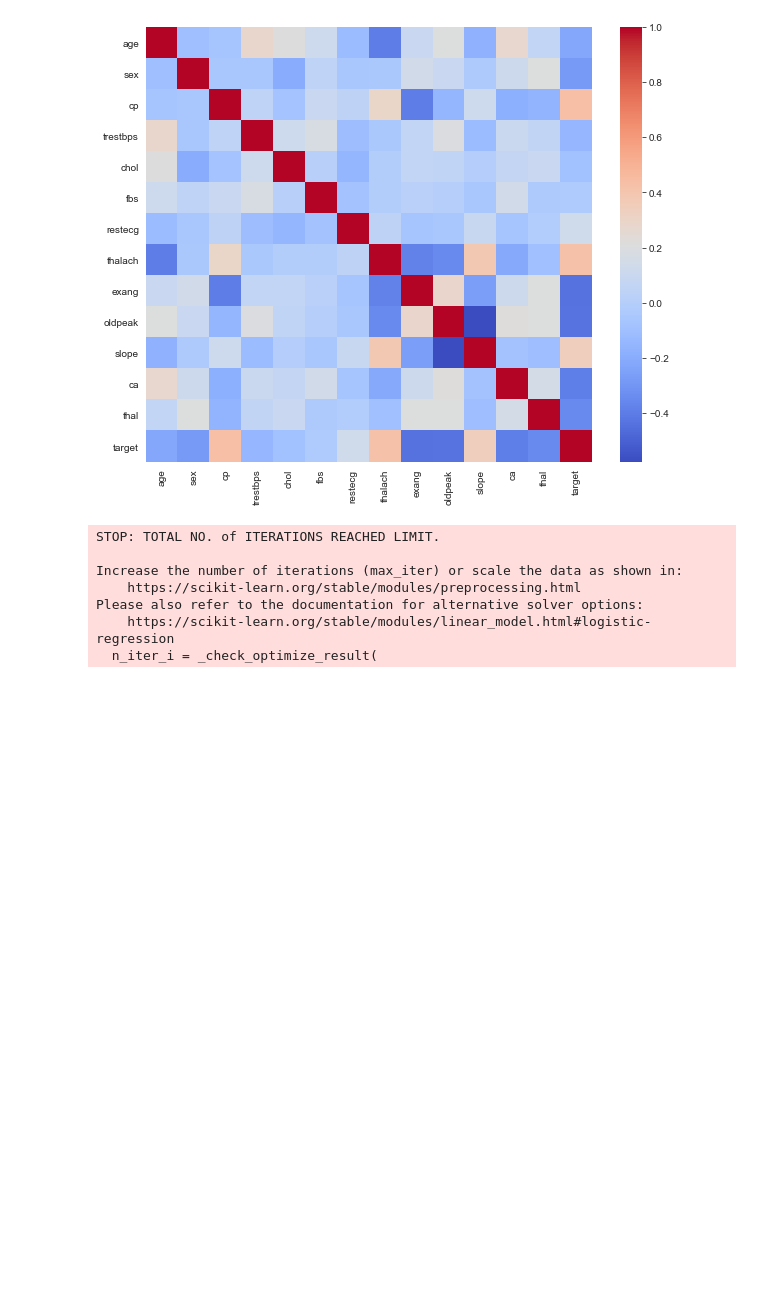
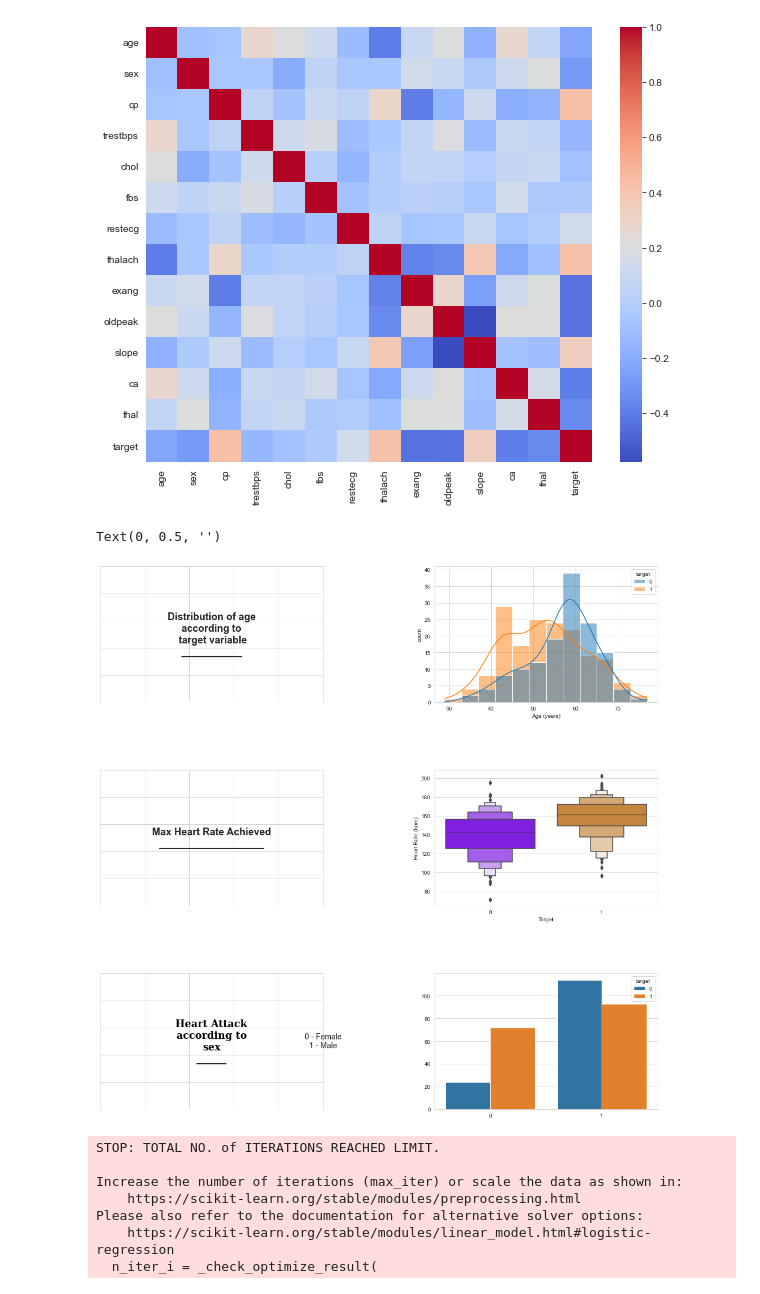
Before and after one commit to mchughbrian/Logistic_Regression_Heart_Attack_Prediction, a Jupyter notebook: Logistic-Regression.ipynb, the cells around one changed output. Drawn from its saved outputs; the diff is of its cells as text; code cells hidden in the pictures; blank space fills up the shorter version.

```diff
--- a/Logistic-Regression.ipynb
+++ b/Logistic-Regression.ipynb
@@ -94,6 +94,79 @@ sns.heatmap(corr, cmap='coolwarm')
 # %% [output]
 <matplotlib.axes._subplots.AxesSubplot at 0x...>
 [figure]
+# %%
+#drop index for plots
+#df = df.reset_index(drop=True,inplace=True)
+#Set up
+fig = plt.figure(figsize=(18,18))
+gs = fig.add_gridspec(3,2)
+gs.update(wspace=0.5, hspace=0.5)
+ax0 = fig.add_subplot(gs[0,0])
+ax1 = fig.add_subplot(gs[0,1])
+ax2 = fig.add_subplot(gs[1,0])
+ax3 = fig.add_subplot(gs[1,1])
+ax4 = fig.add_subplot(gs[2,0])
+ax5 = fig.add_subplot(gs[2,1])
+
+#Age graph title
+ax0.text(0.5,0.5,"Distribution of age\naccording to\n target variable\n___________",
+        horizontalalignment = 'center',
+        verticalalignment = 'center',
+        fontsize = 18,
+        fontweight='bold')
+ax0.spines["bottom"].set_visible(False)
+ax0.set_xticklabels([])
+ax0.set_yticklabels([])
+ax0.tick_params(left=False, bottom=False)
+
+#Age graph
+sns.histplot(ax=ax1,data=df, x='age',hue="target",kde=True)
+ax1.set_xlabel('Age (years)')
+ax1.set_ylabel('count')
+sns.kdeplot()
+
+#Heart Rate
+ax2.text(0.5,0.5,"Max Heart Rate Achieved\n___________________",
+        horizontalalignment = 'center',
+        verticalalignment = 'center',
+        fontsize = 18,
+        fontweight='bold')
+ax2.spines["bottom"].set_visible(False)
+ax2.set_xticklabels([])
+ax2.set_yticklabels([])
+ax2.tick_params(left=False, bottom=False)
+
+#Heart Rate
+sns.boxenplot(ax=ax3, data=df,x='target',y='thalach',palette=["#8000ff","#da8829"])
+ax3.set_xlabel('Target')
+ax3.set_ylabel('Heart Rate (bpm)')
+sns.kdeplot()
+
+# Sex title
+ax4.text(0.5,0.5,"Heart Attack\naccording to\nsex\n______",
+        horizontalalignment = 'center',
+        verticalalignment = 'center',
+        fontsize = 18,
+        fontweight='bold',
+        fontfamily='serif',
+        color='#000000')
+ax4.text(1,.5,"0 - Female\n1 - Male",
+        horizontalalignment = 'center',
+         verticalalignment = 'center',
+        fontsize = 14
+        )
+ax4.spines["bottom"].set_visible(False)
+ax4.set_xticklabels([])
+ax4.set_yticklabels([])
+ax4.tick_params(left=False, bottom=False)
+
+# Sex
+sns.countplot(ax=ax5,data=df,x='sex', hue='target')
+ax5.set_xlabel("")
+ax5.set_ylabel("")
+# %% [output]
+Text(0, 0.5, '')
+[figure, added]
 # %%
 from sklearn.model_selection import train_test_split
 # %%
```
Also changed, not shown: parts of 2 cells of this notebook.
